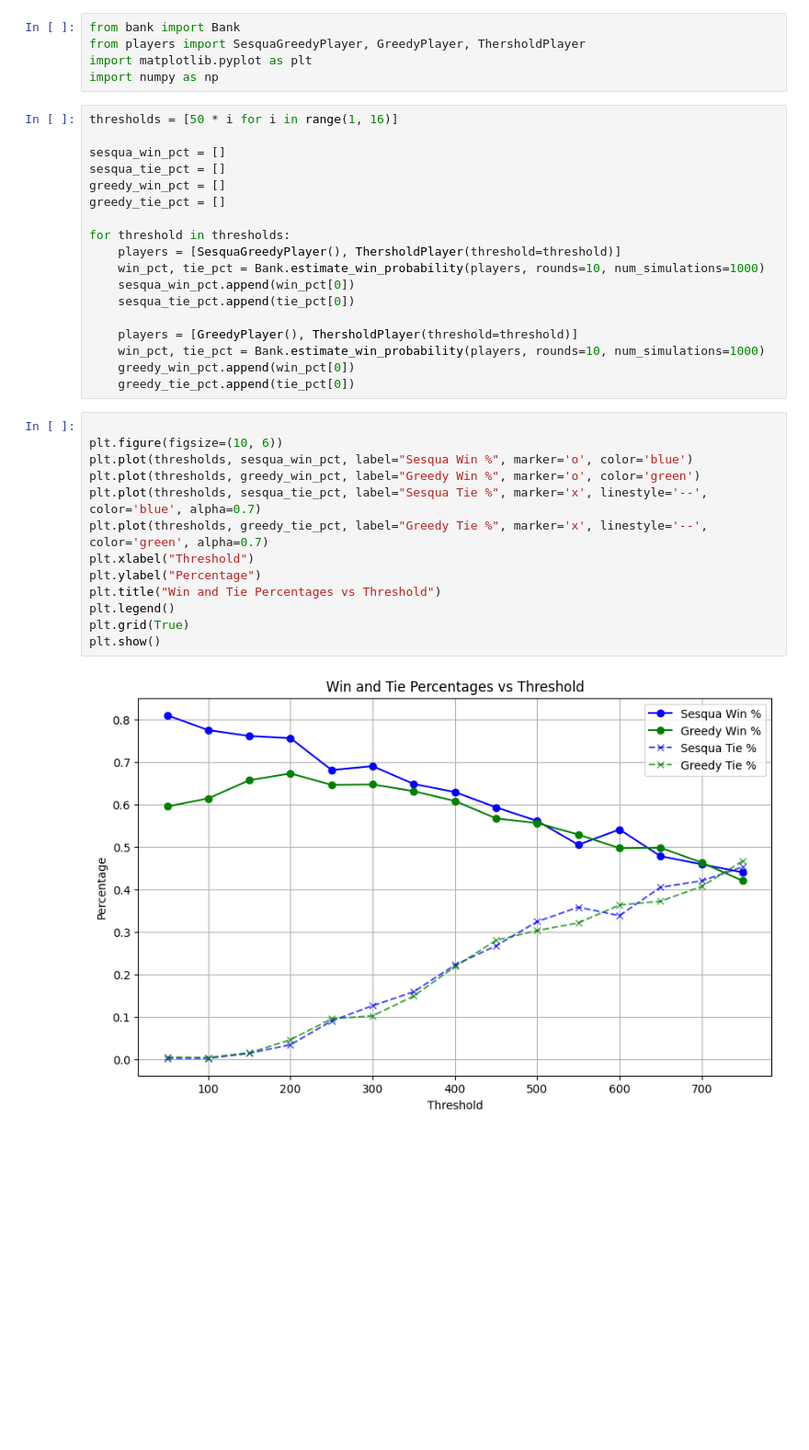
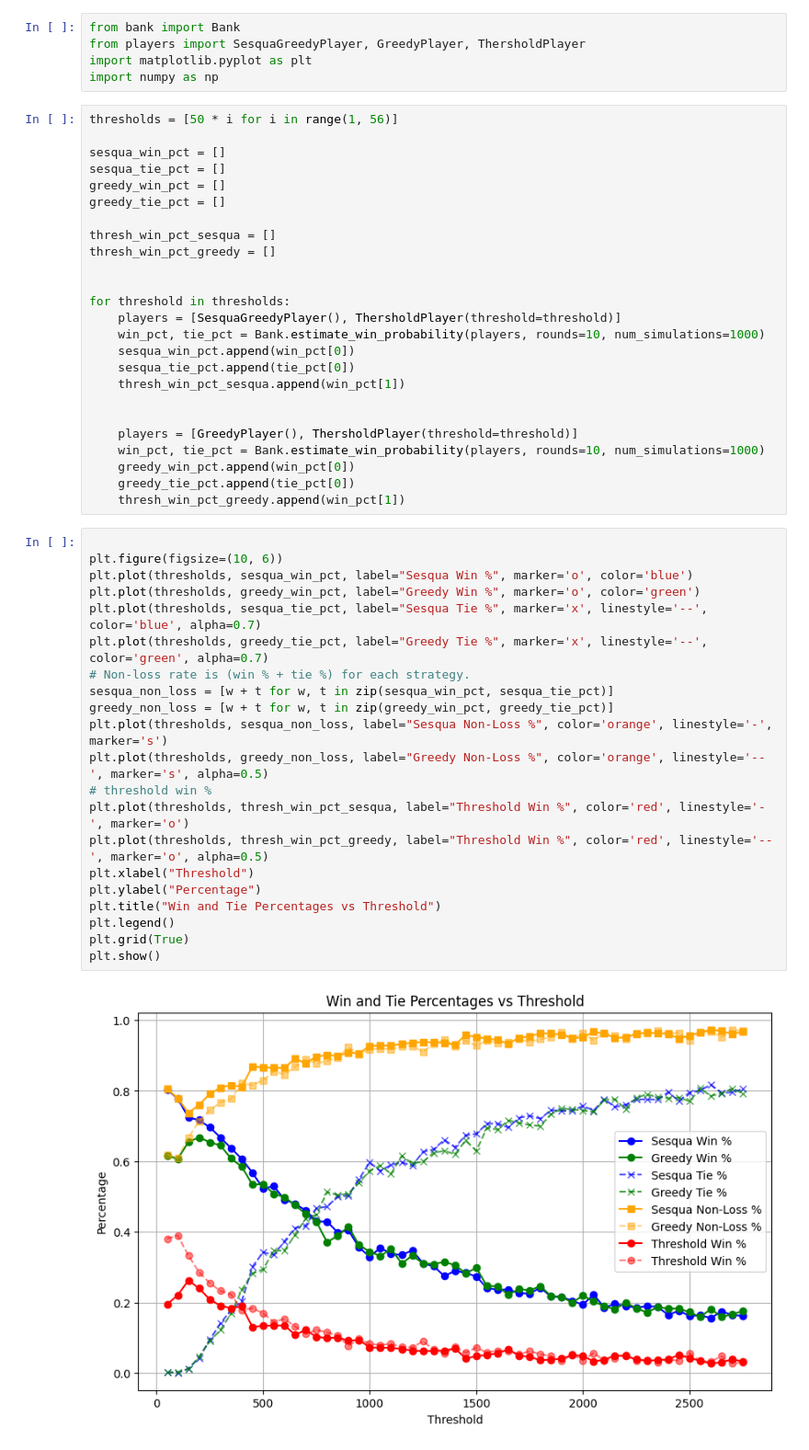
Before and after one commit to normanlrasmussen/Bank_Analysis, a Jupyter notebook: game_theory/sesqa_greedy_test.ipynb, the cells around one changed output. Shown at 92% size. Cells and saved outputs as stored; diff of their text form; blank space fills up the shorter version.

```diff
--- a/game_theory/sesqa_greedy_test.ipynb
+++ b/game_theory/sesqa_greedy_test.ipynb
@@ -4,35 +4,50 @@ from players import SesquaGreedyPlayer, GreedyPlayer, ThersholdPlayer
 import matplotlib.pyplot as plt
 import numpy as np
 # %%
-thresholds = [50 * i for i in range(1, 16)]
+thresholds = [50 * i for i in range(1, 56)]
 
 sesqua_win_pct = []
 sesqua_tie_pct = []
 greedy_win_pct = []
 greedy_tie_pct = []
 
+thresh_win_pct_sesqua = []
+thresh_win_pct_greedy = []
+
+
 for threshold in thresholds:
     players = [SesquaGreedyPlayer(), ThersholdPlayer(threshold=threshold)]
     win_pct, tie_pct = Bank.estimate_win_probability(players, rounds=10, num_simulations=1000)
     sesqua_win_pct.append(win_pct[0])
     sesqua_tie_pct.append(tie_pct[0])
+    thresh_win_pct_sesqua.append(win_pct[1])
+
 
     players = [GreedyPlayer(), ThersholdPlayer(threshold=threshold)]
     win_pct, tie_pct = Bank.estimate_win_probability(players, rounds=10, num_simulations=1000)
     greedy_win_pct.append(win_pct[0])
     greedy_tie_pct.append(tie_pct[0])
+    thresh_win_pct_greedy.append(win_pct[1])
 # %%
 
 plt.figure(figsize=(10, 6))
 plt.plot(thresholds, sesqua_win_pct, label="Sesqua Win %", marker='o', color='blue')
 plt.plot(thresholds, greedy_win_pct, label="Greedy Win %", marker='o', color='green')
 plt.plot(thresholds, sesqua_tie_pct, label="Sesqua Tie %", marker='x', linestyle='--', color='blue', alpha=0.7)
 plt.plot(thresholds, greedy_tie_pct, label="Greedy Tie %", marker='x', linestyle='--', color='green', alpha=0.7)
+# Non-loss rate is (win % + tie %) for each strategy.
+sesqua_non_loss = [w + t for w, t in zip(sesqua_win_pct, sesqua_tie_pct)]
+greedy_non_loss = [w + t for w, t in zip(greedy_win_pct, greedy_tie_pct)]
+plt.plot(thresholds, sesqua_non_loss, label="Sesqua Non-Loss %", color='orange', linestyle='-', marker='s')
+plt.plot(thresholds, greedy_non_loss, label="Greedy Non-Loss %", color='orange', linestyle='--', marker='s', alpha=0.5)
+# threshold win %
+plt.plot(thresholds, thresh_win_pct_sesqua, label="Threshold Win %", color='red', linestyle='-', marker='o')
+plt.plot(thresholds, thresh_win_pct_greedy, label="Threshold Win %", color='red', linestyle='--', marker='o', alpha=0.5)
 plt.xlabel("Threshold")
 plt.ylabel("Percentage")
 plt.title("Win and Tie Percentages vs Threshold")
 plt.legend()
 plt.grid(True)
 plt.show()
 # %% [output]
-[figure, old version]
+[figure, new version]
```
Also changed, not shown: 2 other files.
